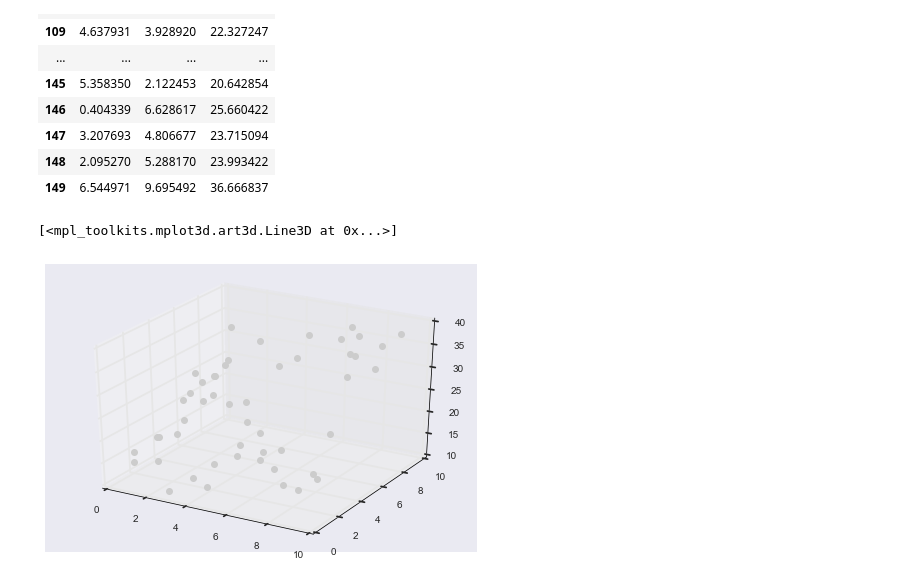
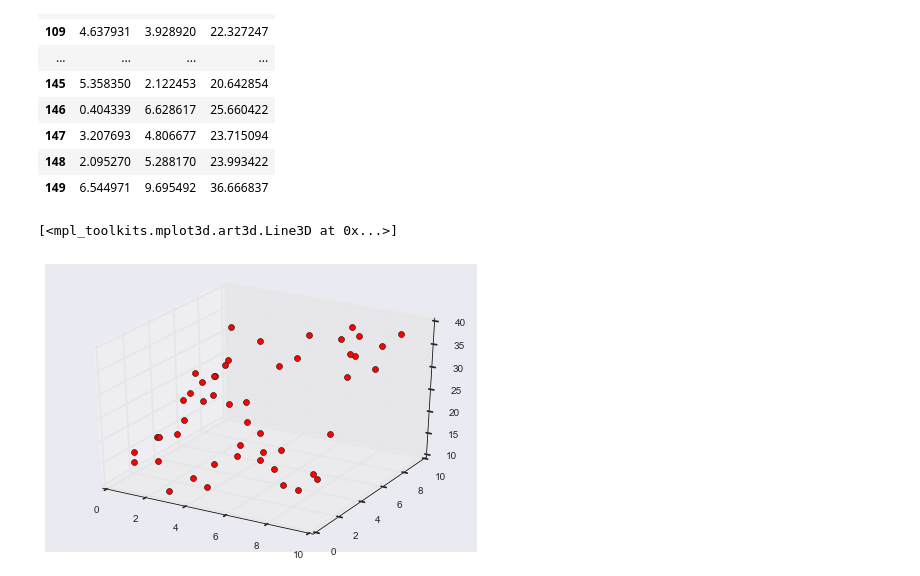
Before and after one commit to currypan/files, a Jupyter notebook: chapter18_ex.ipynb, the cells around one changed output. Saved outputs shown, nothing was run; the diff lists cells and outputs as text; code cells hidden in the pictures.

```diff
--- a/chapter18_ex.ipynb
+++ b/chapter18_ex.ipynb
@@ -296,8 +278,7 @@ from mpl_toolkits.mplot3d import Axes3D
 # %%
 fig = plt.figure()
 ax = Axes3D(fig)
-#ax.plot([1,2],[1,2],[1,2],"o")
-ax.plot(np.array(Mydata.iloc[100:150,]['x1']),np.array(Mydata.iloc[100:150,]['x2']), np.array(Mydata.iloc[100:150,]['y']), "o", color="#cccccc")
+ax.plot(np.array(Mydata.iloc[100:150,]['x1']),np.array(Mydata.iloc[100:150,]['x2']), np.array(Mydata.iloc[100:150,]['y']), "o", color="#ff0000",ms=6 ,mew=0.5)
 # %% [output]
 [<mpl_toolkits.mplot3d.art3d.Line3D at 0x...>]
-[figure, old version]
+[figure, new version]
```
Also changed, not shown: parts of 40 cells of this notebook.
